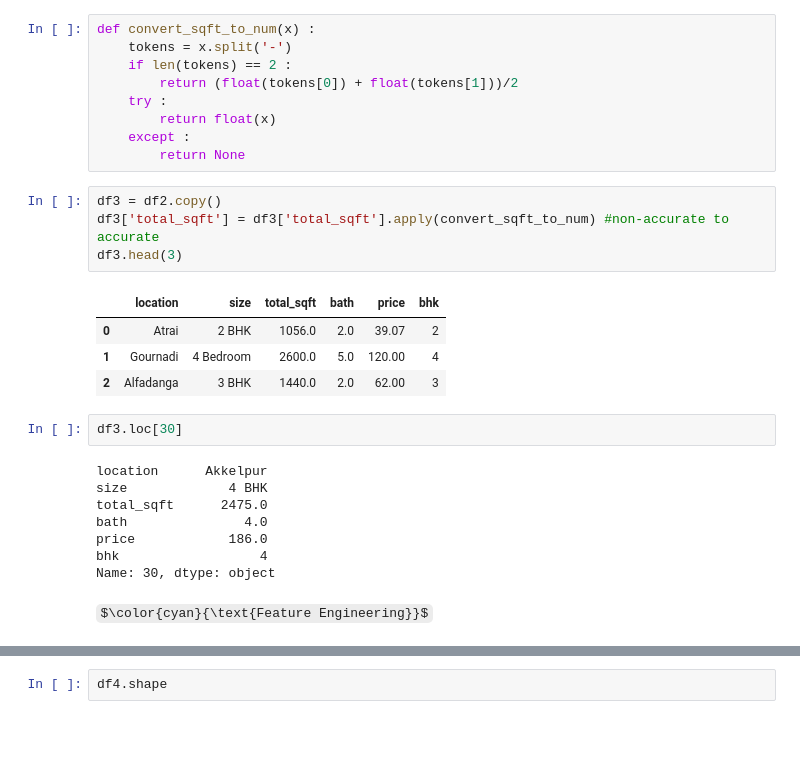
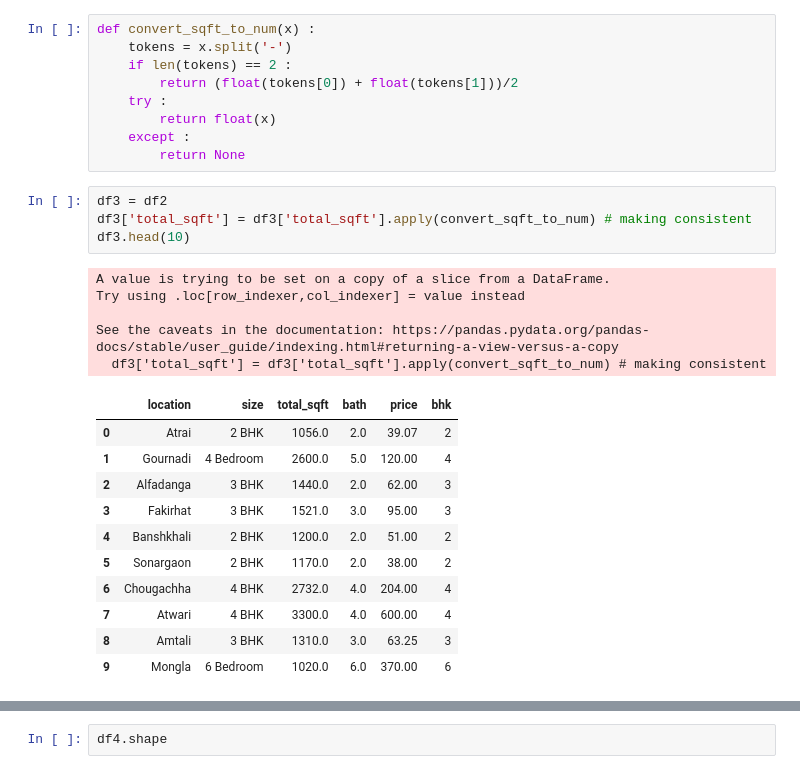
Before and after one commit to abdullah-hadi/Real-Estate-Price-Prediction, a Jupyter notebook: forbd(2).ipynb, the cells around one changed output, grey strips where cells are left out. Saved outputs shown, nothing was run; the diff lists cells and outputs as text; some formulas as TeX source; blank space fills up the shorter version.

```diff
--- a/forbd(2).ipynb
+++ b/forbd(2).ipynb
@@ -127,26 +159,26 @@ def convert_sqft_to_num(x) :
     except :
         return None
 # %%
-df3 = df2.copy()
-df3['total_sqft'] = df3['total_sqft'].apply(convert_sqft_to_num) #non-accurate to accurate
-df3.head(3)
+df3 = df2
+df3['total_sqft'] = df3['total_sqft'].apply(convert_sqft_to_num) # making consistent
+df3.head(10)
 # %% [output]
+A value is trying to be set on a copy of a slice from a DataFrame.
+Try using .loc[row_indexer,col_indexer] = value instead
+
+See the caveats in the documentation: https://pandas.pydata.org/pandas-docs/stable/user_guide/indexing.html#returning-a-view-versus-a-copy
+  df3['total_sqft'] = df3['total_sqft'].apply(convert_sqft_to_num) # making consistent
 |  | location | size | total_sqft | bath | price | bhk |
 | 0 | Atrai | 2 BHK | 1056.0 | 2.0 | 39.07 | 2 |
 | 1 | Gournadi | 4 Bedroom | 2600.0 | 5.0 | 120.00 | 4 |
 | 2 | Alfadanga | 3 BHK | 1440.0 | 2.0 | 62.00 | 3 |
+| 3 | Fakirhat | 3 BHK | 1521.0 | 3.0 | 95.00 | 3 |
+| 4 | Banshkhali | 2 BHK | 1200.0 | 2.0 | 51.00 | 2 |
+| 5 | Sonargaon | 2 BHK | 1170.0 | 2.0 | 38.00 | 2 |
+| 6 | Chougachha | 4 BHK | 2732.0 | 4.0 | 204.00 | 4 |
+| 7 | Atwari | 4 BHK | 3300.0 | 4.0 | 600.00 | 4 |
+| 8 | Amtali | 3 BHK | 1310.0 | 3.0 | 63.25 | 3 |
+| 9 | Mongla | 6 Bedroom | 1020.0 | 6.0 | 370.00 | 6 |
-# %%
-df3.loc[30]
-# %% [output]
-location      Akkelpur
-size             4 BHK
-total_sqft      2475.0
-bath               4.0
-price            186.0
-bhk                  4
-Name: 30, dtype: object
-# %% [markdown]
-$\color{cyan}{\text{Feature Engineering}}$
 # %%
 df4 = df3
 df4['price_per_sqft'] = df4['price']*100000/df4['total_sqft'] #create new column and count price per squarefeet
```
Also changed, not shown: parts of 29 cells of this notebook, 1 other file.
